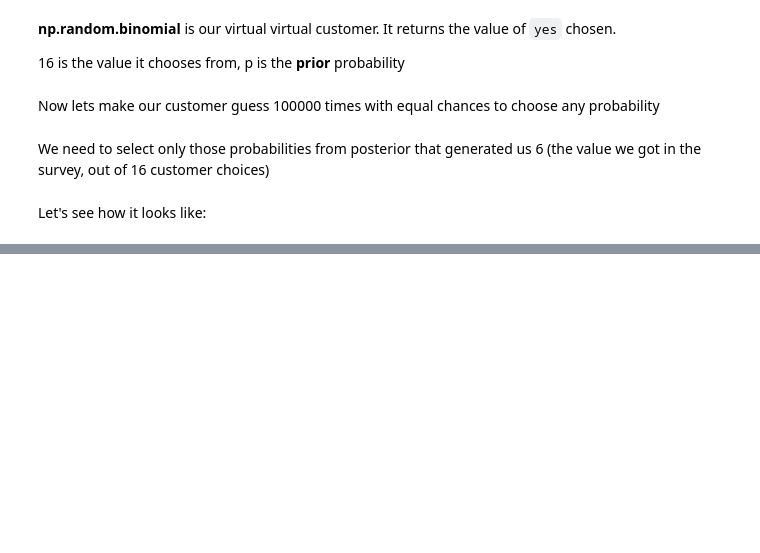
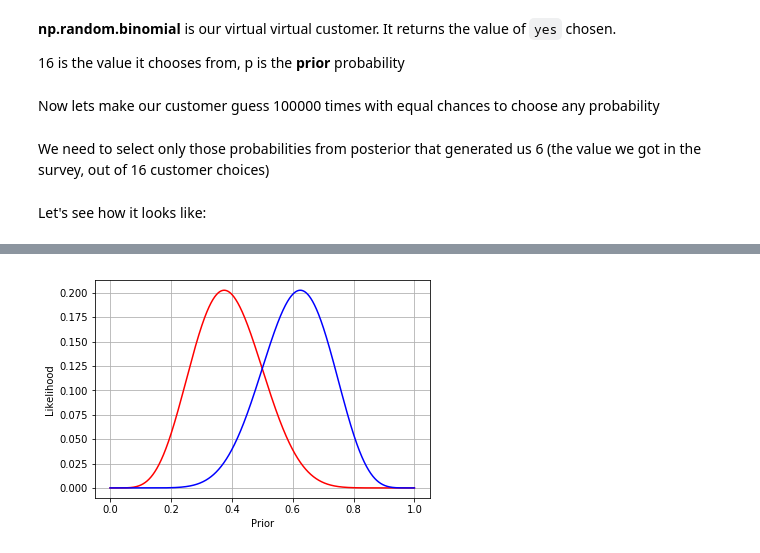
Before and after one commit to awarebayes/100daysofstatistics, a Jupyter notebook: src/[2] approximate bayes computation.ipynb, the cells around one changed output, grey strips where cells are left out. Cells and saved outputs as stored; diff of their text form; code cells hidden in the pictures; blank space fills up the shorter version.

```diff
--- a/src/[2] approximate bayes computation.ipynb
+++ b/src/[2] approximate bayes computation.ipynb
@@ -69,0 +99,35 @@ I will introduce a quick example of using this techique, but you need to know th
+# %%
+# Some boilerplate for our calculations
+import math
+from scipy import stats
+from scipy.special import factorial
+from matplotlib import pyplot as plt
+
+def likelihood(theta, n, x):
+    return (factorial(n) / (factorial(x) * factorial(n - x))) * (theta ** x) * ((1 - theta) ** (n - x))
+
+def pprob(prior, posterior, n_occured, n_events):
+    return pd.Series(map(lambda theta: likelihood(theta, n_events, n_occured), prior))
+
+def generative_model(n_events, p):
+    return np.random.binomial(n_events, p)
+
+def ABC(n_occured, n_events, n_draws=10000):
+    prior = pd.Series(sorted(np.random.uniform(0, 1, size=n_draws)))
+    sim_data = [generative_model(n_events ,p) for p in prior]
+    posterior = prior[list(map(lambda x: x == n_occured, sim_data))]
+    posterior_probability = pprob(prior, posterior, n_occured, n_events)
+
+    # let's see what we got
+    return prior, posterior, posterior_probability
+# %%
+priorA, posteriorA, pprobA = ABC(6, 16)
+priorB, posteriorB, pprobB = ABC(10, 16)
+f, ax = plt.subplots(1)
+ax.plot(priorA, pprobA, 'r', priorB, pprobB, 'b')
+ax.set_xlabel("Prior")
+ax.set_ylabel("Likelihood")
+ax.grid()
+plt.show()
+# %% [output]
+[figure, added]
```
Also changed, not shown: parts of 7 cells of this notebook, 1 other file.
